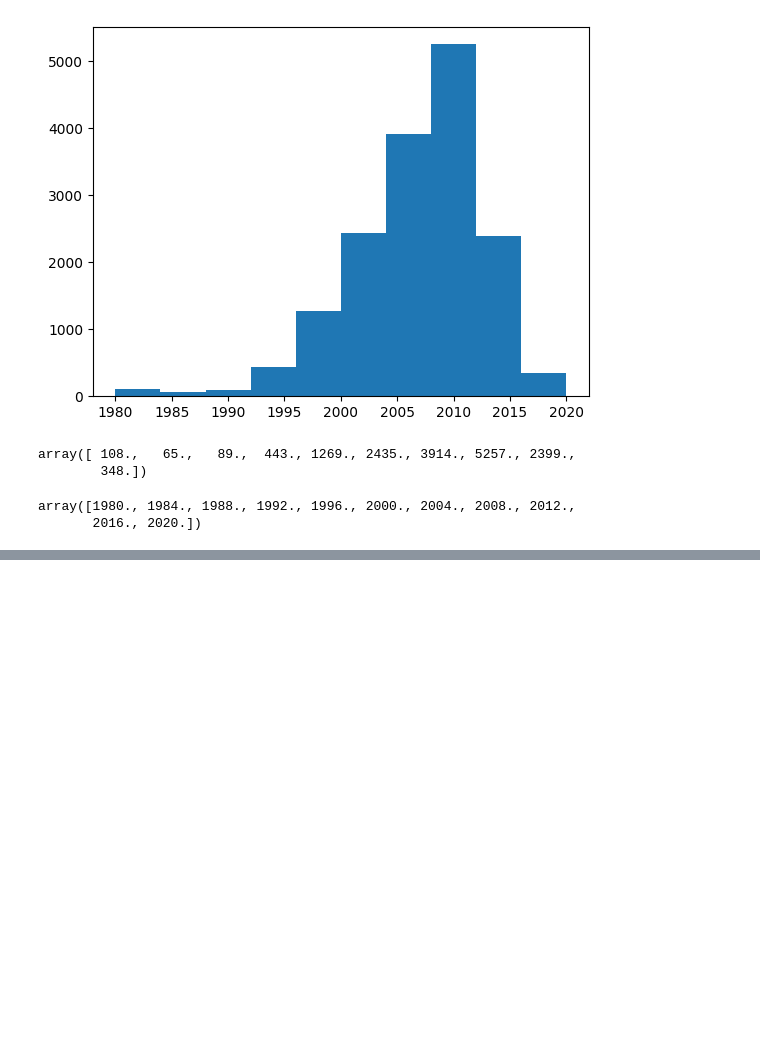
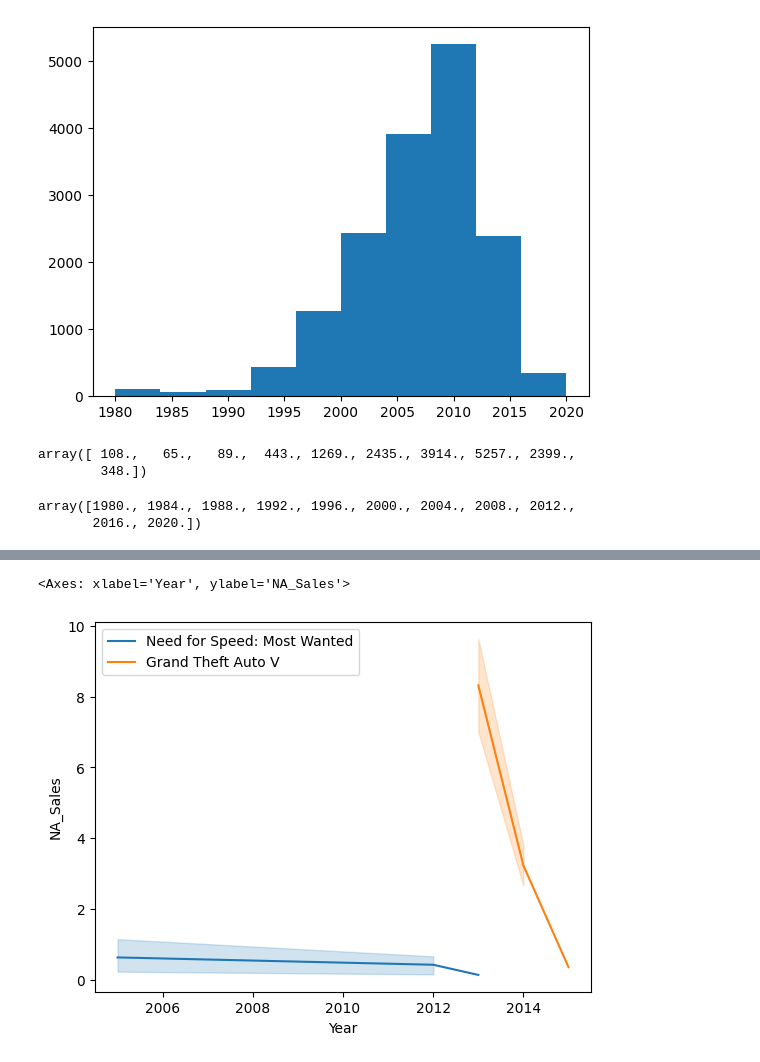
Before and after one commit to kushbharti/matlib_prac, a Jupyter notebook: Practices/base.ipynb, the cells around one changed output, grey strips where cells are left out. Drawn from its saved outputs; the diff is of its cells as text; code cells hidden in the pictures; blank space fills up the shorter version.

```diff
--- a/Practices/base.ipynb
+++ b/Practices/base.ipynb
@@ -83,0 +108,6 @@ array([1980., 1984., 1988., 1992., 1996., 2000., 2004., 2008., 2012.,
+# %%
+sns.lineplot(data=a, x='Year', y='NA_Sales', label='Need for Speed: Most Wanted')
+sns.lineplot(data=b, x='Year', y='NA_Sales', label='Grand Theft Auto V')
+# %% [output]
+<Axes: xlabel='Year', ylabel='NA_Sales'>
+[figure, added]
```
Also changed, not shown: parts of 6 cells of this notebook.
